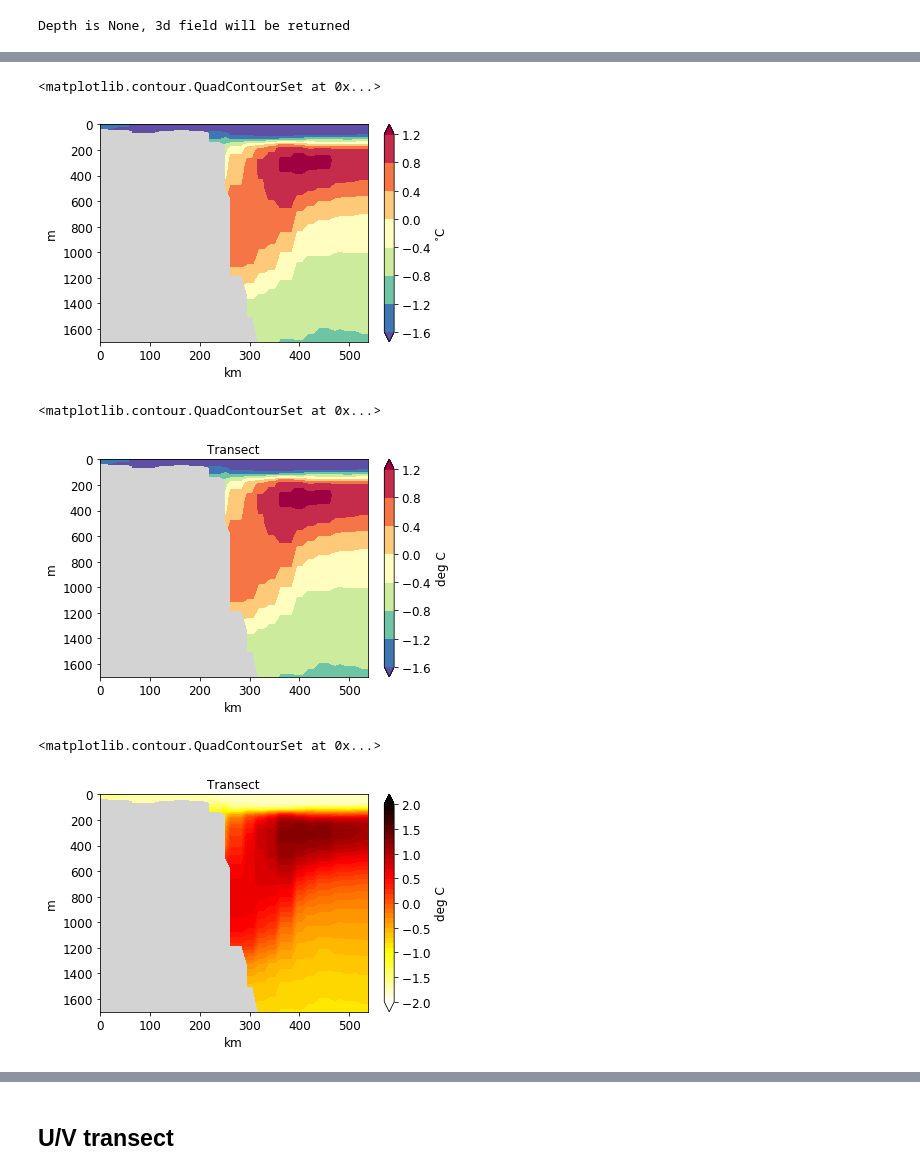
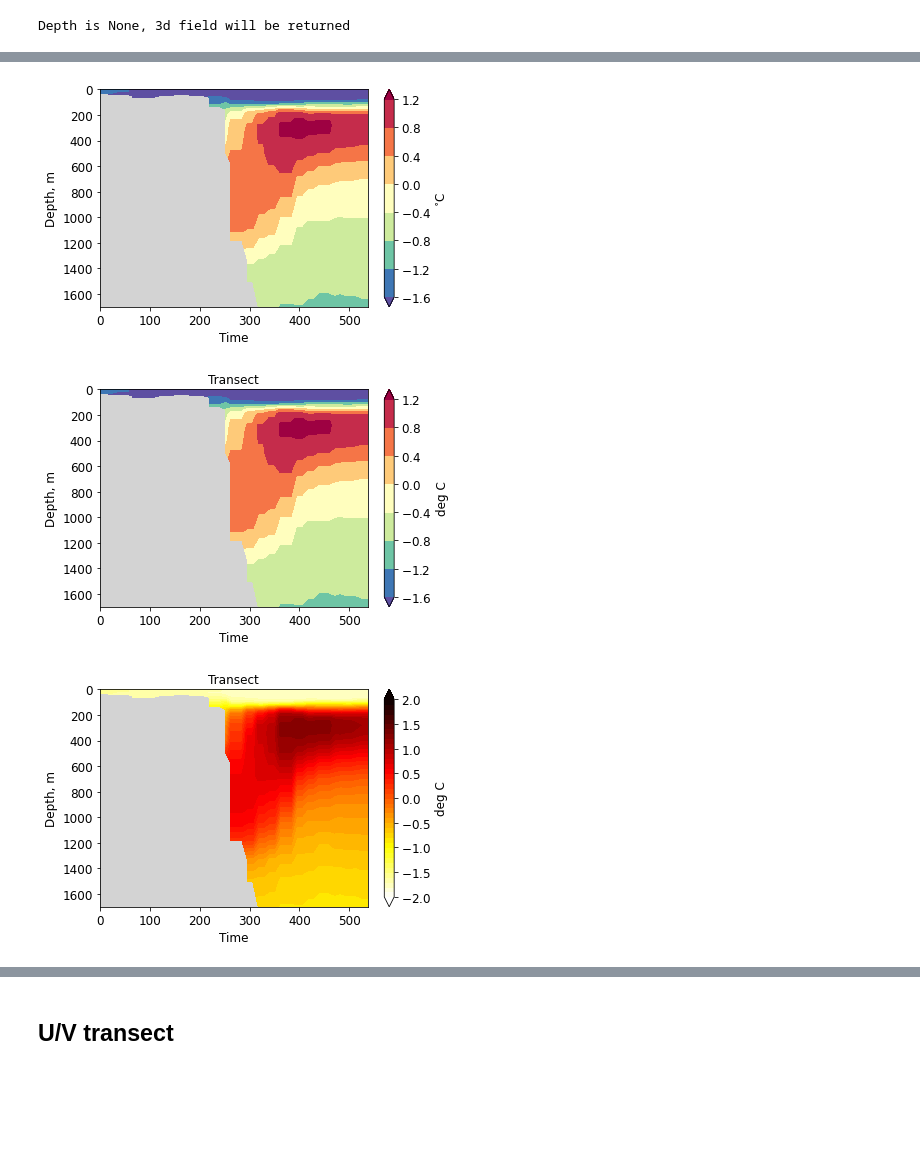
Before and after one commit to FESOM/pyfesom2, a Jupyter notebook: notebooks/pyfesom2_overview.ipynb, the cells around one changed output, grey strips where cells are left out. Cells and saved outputs as stored; diff of their text form; code cells hidden in the pictures; blank space fills up the shorter version.

```diff
--- a/notebooks/pyfesom2_overview.ipynb
+++ b/notebooks/pyfesom2_overview.ipynb
@@ -72,4 +75,5 @@ import pyfesom2 as pf
 # %%
-mesh = pf.load_mesh('/Users/koldunovn/PYHTON/DATA/LCORE_MESH/',
+mesh = pf.load_mesh('/Users/nkolduno/PYTHON/DATA/LCORE_MESH/',
                     abg=[50, 15, -90])
+datapath = "/Users/nkolduno/PYTHON/DATA/LCORE/"
 # %% [output]
@@ -274,7 +274,7 @@ pf.plot(mesh,
 # %% [markdown]
 ## Transect
 # %%
-temp = pf.get_data('/Users/koldunovn/PYHTON/DATA/LCORE/', 'temp', [1950], mesh)
+temp = pf.get_data(datapath, 'temp', [1950], mesh)
 # %% [output]
 Depth is None, 3d field will be returned
 # %%
@@ -300,0 +292,5 @@ pf.plot_transect(
+# %%
+dist, transect_data = pf.get_transect(temp,
+    mesh,
+    lonlat)
+pf.plot_xyz(mesh, transect_data, dist)
@@ -301,22 +299,19 @@ pf.plot_transect(
 # %%
-pf.plot_transect(
-    temp,
-    mesh,
-    lonlat,
-    maxdepth=2000,
-)
+# dist, transect_data = pf.get_transect(temp,
+#     mesh,
+#     lonlat)
+pf.plot_xyz(mesh, transect_data, dist, maxdepth=2000)
 # %% [output]
-<matplotlib.contour.QuadContourSet at 0x...>
-[figure, old version]
+[figure, new version]
 # %%
-pf.plot_transect(
-    temp,
-    mesh,
-    lonlat,
-    maxdepth=2000,
-    label="deg C",
-    title="Transect",
-)
+# dist, transect_data = pf.get_transect(temp,
+#     mesh,
+#     lonlat)
+pf.plot_xyz(mesh,
+            transect_data,
+            dist,
+            maxdepth=2000,
+            label="deg C",
+            title="Transect")
 # %% [output]
-<matplotlib.contour.QuadContourSet at 0x...>
-[figure, old version]
+[figure, new version]
@@ -325,15 +318,16 @@ import numpy as np
 # %%
-pf.plot_transect(
-    temp,
-    mesh,
-    lonlat,
-    maxdepth=2000,
-    label="deg C",
-    title="Transect",
-    levels=np.linspace(-2,2, 41),
-    cmap=cm.hot_r,
-)
+# dist, transect_data = pf.get_transect(temp,
+#     mesh,
+#     lonlat)
+pf.plot_xyz(mesh,
+            transect_data,
+            dist,
+            maxdepth=2000,
+            label="deg C",
+            title="Transect",
+            levels=np.linspace(-2,2, 41),
+            cmap=cm.hot_r
+           )
 # %% [output]
-<matplotlib.contour.QuadContourSet at 0x...>
-[figure, old version]
+[figure, new version]
 # %%
```
Also changed, not shown: parts of 39 cells of this notebook, 6 other files.
